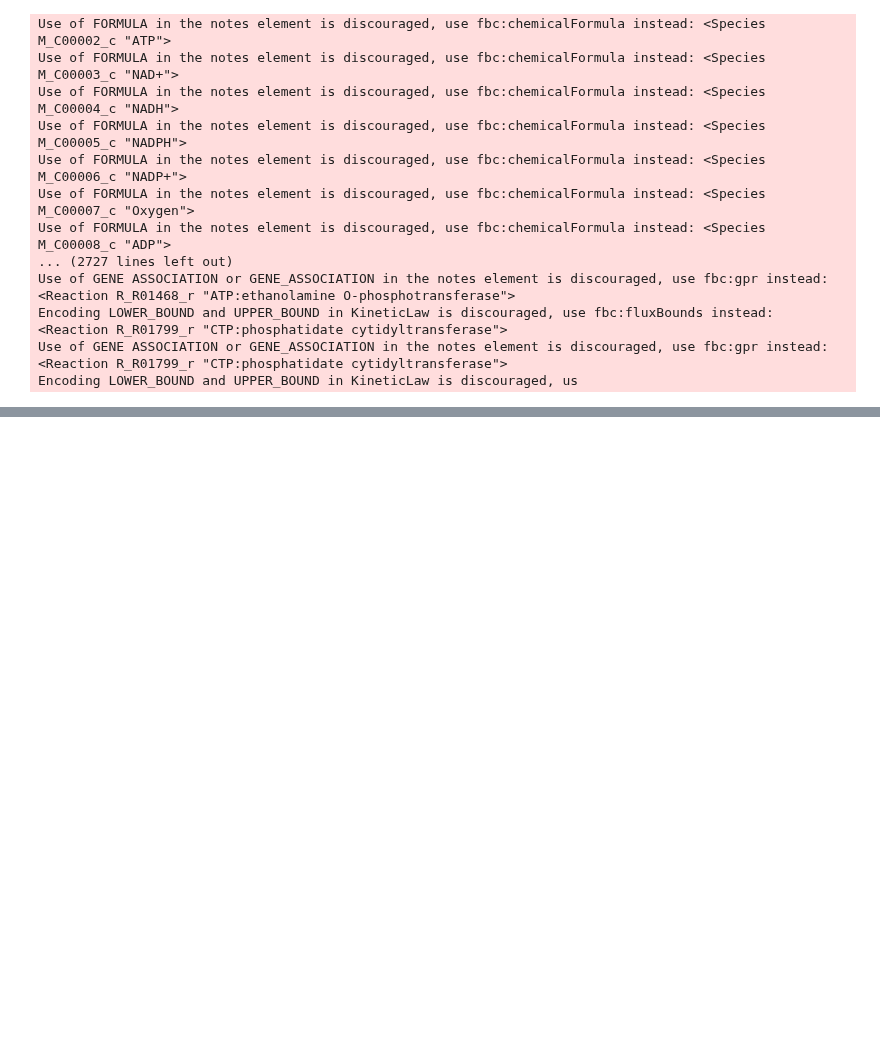
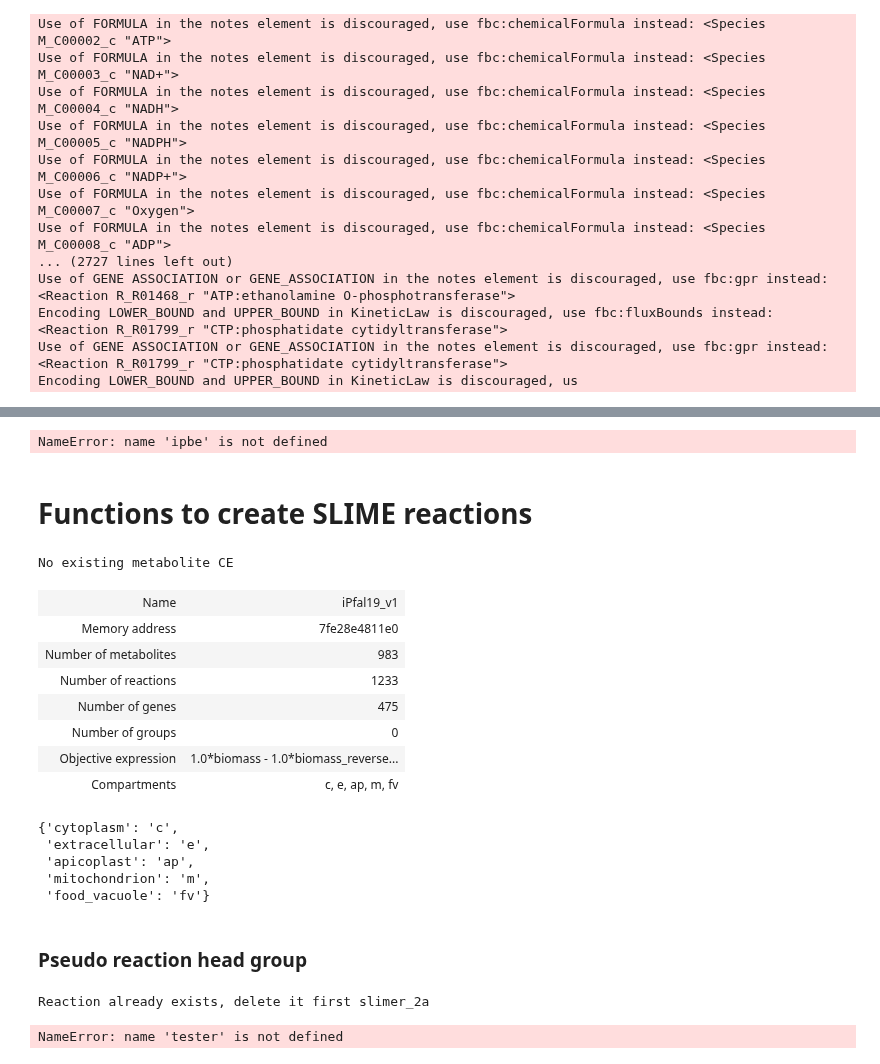
Before and after one commit to Nexia23/Plasmodium_abs_FBA, a Jupyter notebook: compare_GEMs.ipynb, the cells around one changed output, grey strips where cells are left out. Cells and saved outputs as stored; diff of their text form; code cells hidden in the pictures; blank space fills up the shorter version.

Commit message:
add pseudo script written

```diff
--- a/compare_GEMs.ipynb
+++ b/compare_GEMs.ipynb
@@ -189,0 +197,18 @@ biomass_ipfal[~biomass_ipfal.index.isin(venn_ipfal.index)].sort_values(by='metab
+# %%
+def mke_str(item):
+    try:
+        return str(item.id)
+    except:
+        return item
+biomass_ipfal['ID']= biomass_ipfal['ID'].apply(mke_str)
+meta_test = dict(zip(biomass_ipfal['ID'], biomass_ipfal['stoichiometry']))
+meta_test.update(mini_addition)
+# %%
+def mke_str(item):
+    try:
+        return str(item.id)
+    except:
+        return item
+total_biomass['ID_y'] = total_biomass['ID_y'].apply(mke_str)
+meta_dict = dict(zip(total_biomass['ID_y'], total_biomass['stoichiometry_x']))
+meta_dict['biomass_c']=1.0
@@ -286,0 +308,2 @@ df_ex_carey#.iloc[included]
+# %%
+ipbe = cobra.io.load_matlab_model('/home/karnet/Downloads/ipbeblood.mat')
@@ -286,0 +312,6 @@ df_ex_carey#.iloc[included]
+# %%
+ipbe.reactions.R01321_r
+# %% [output]
+NameError: name 'ipbe' is not defined
+# %% [markdown]
+# Functions to create SLIME reactions
@@ -286,0 +373,24 @@ df_ex_carey#.iloc[included]
+# %%
+ipfal21 = cobra.io.load_json_model("FBA_Carey_models/iPfal21.json")
+# %%
+test = {'CE': 1, '16:0': 1, 'CE 16:0': -1}
+rct_lst_str = ['SLIME_xolest160','CE 16:0']
+create_reaction(ipfal21,rct_lst_str,test)
+# %% [output]
+No existing metabolite CE
+| Name | iPfal19_v1 |
+| Memory address | 7fe28e4811e0 |
+| Number of metabolites | 983 |
+| Number of reactions | 1233 |
+| Number of genes | 475 |
+| Number of groups | 0 |
+| Objective expression | 1.0*biomass - 1.0*biomass_reverse... |
+| Compartments | c, e, ap, m, fv |
+# %%
+ipfal21.compartments
+# %% [output]
+{'cytoplasm': 'c',
+ 'extracellular': 'e',
+ 'apicoplast': 'ap',
+ 'mitochondrion': 'm',
+ 'food_vacuole': 'fv'}
@@ -286,0 +458,20 @@ df_ex_carey#.iloc[included]
+# %% [markdown]
+### Pseudo reaction head group
+# %%
+sid = 'pseudo_l_bkb'
+sname = 'Pseudo lipid head backbone'
+new_meta = cobra.Metabolite(id=sid,name=sname, compartment='cytoplasm')
+ipfal21.add_metabolites([new_meta])
+
+a2 = metas_df[metas_df.reaction=="2a"]
+# change between different models
+tester = dict(zip(metas_df['ids'],a2['mean_Ring ']*-1))
+tester['pseudo_l_bkb'] = 1
+create_reaction(ipfal21,['slimer_2a','pseudo head'], tester)
+del tester
+# %% [output]
+Reaction already exists, delete it first slimer_2a
+# %%
+tester
+# %% [output]
+NameError: name 'tester' is not defined
```
Also changed, not shown: parts of 55 cells of this notebook.
